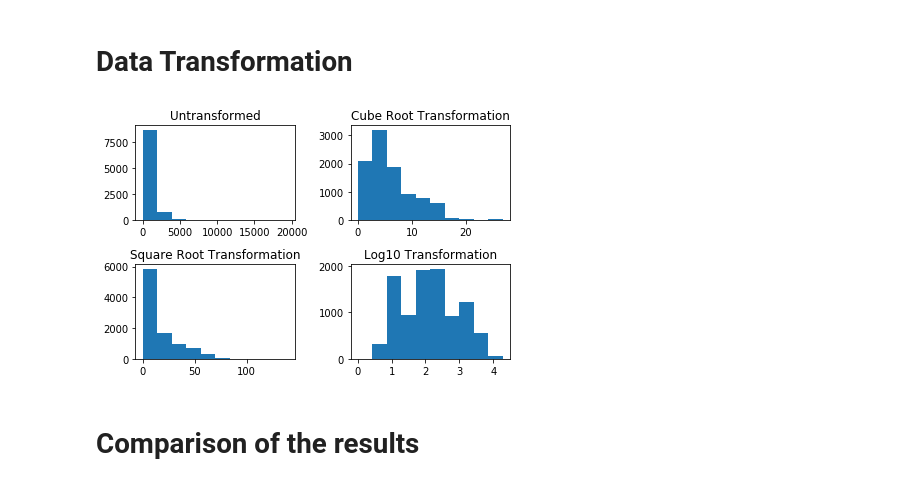
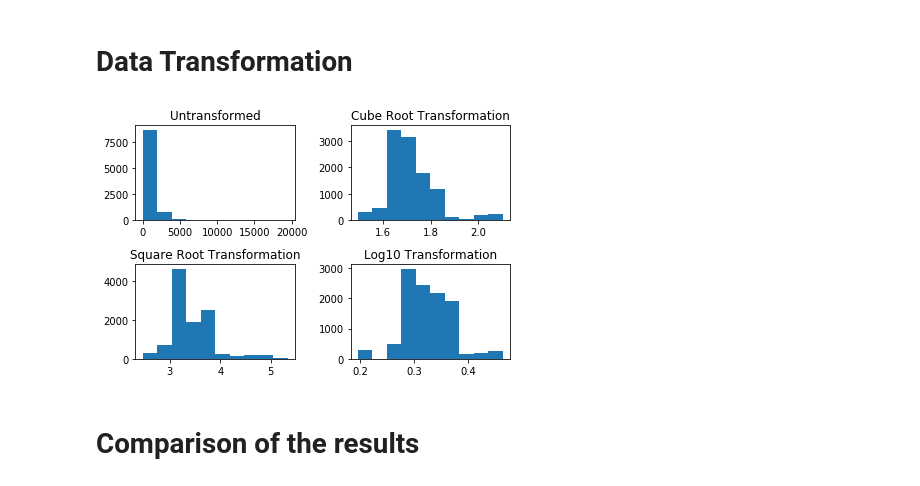
Before and after one commit to hpi-sam/rl-4-self-repair, a Jupyter notebook: data_analysis/data_transformation_analysis.ipynb, the cells around one changed output. Drawn from its saved outputs; the diff is of its cells as text; code cells hidden in the pictures.

Commit message:
precalculation of the transformation and results of the data shifting

```diff
--- a/data_analysis/data_transformation_analysis.ipynb
+++ b/data_analysis/data_transformation_analysis.ipynb
@@ -19,0 +1,12 @@ data = pd.concat(frames, sort=False)[['Optimal_Affected_Component', 'Optimal_Fai
+# %%
+import pandas as pd
+import numpy as np
+import matplotlib.pyplot as plt
+from scipy.stats import entropy
+
+import sys
+sys.path.append("..")
+from envs.data_handler import DataHandler
+
+dh = DataHandler()
+dh.data.head()
@@ -21,31 +21,31 @@ data = pd.concat(frames, sort=False)[['Optimal_Affected_Component', 'Optimal_Fai
 # Data Transformation
 # %%
 # Cube Root Transformationn
-data_cube = data.apply(lambda x: np.power(x, (1/3)) if x.name == 'Optimal_Utility_Increase' else x)
+data_cube = dh.data.apply(lambda x: np.power(x, (1/3)) if x.name == 'cube' else x)
 # Square Root Transformation
-data_sqt = data.apply(lambda x: np.sqrt(x) if x.name == 'Optimal_Utility_Increase' else x)
+data_sqt = dh.data.apply(lambda x: np.sqrt(x) if x.name == 'sqt' else x)
 # Log10 Transformation
 np.seterr(divide = 'ignore')
-data_log10 = data.apply(lambda x: np.log10(x) if x.name == 'Optimal_Utility_Increase' else x).replace([np.inf, -np.inf], 0)
+data_log10 = dh.data.apply(lambda x: np.log10(x) if x.name == 'log10' else x).replace([np.inf, -np.inf], 0)
 # %%
 # analyzing historgams
 fig = plt.figure()
 ax1 = fig.add_subplot(221)
-plt.hist(data['Optimal_Utility_Increase'])
+plt.hist(dh.data['untransformed'])
 ax1.title.set_text('Untransformed')
 ax2 = fig.add_subplot(222)
-plt.hist(data_cube['Optimal_Utility_Increase'])
+plt.hist(data_cube['cube'])
 ax2.title.set_text('Cube Root Transformation')
 ax3 = fig.add_subplot(223)
-plt.hist(data_sqt['Optimal_Utility_Increase'])
+plt.hist(data_sqt['sqt'])
 ax3.title.set_text('Square Root Transformation')
 ax4 = fig.add_subplot(224)
-plt.hist(data_log10['Optimal_Utility_Increase'])
+plt.hist(data_log10['log10'])
 ax4.title.set_text('Log10 Transformation')
 plt.tight_layout()
 plt.show()
 # %% [output]
-[figure, old version]
+[figure, new version]
 # %% [markdown]
 # Comparison of the results
 # %% [markdown]
```
Also changed, not shown: parts of 7 cells of this notebook, 6 other files.
